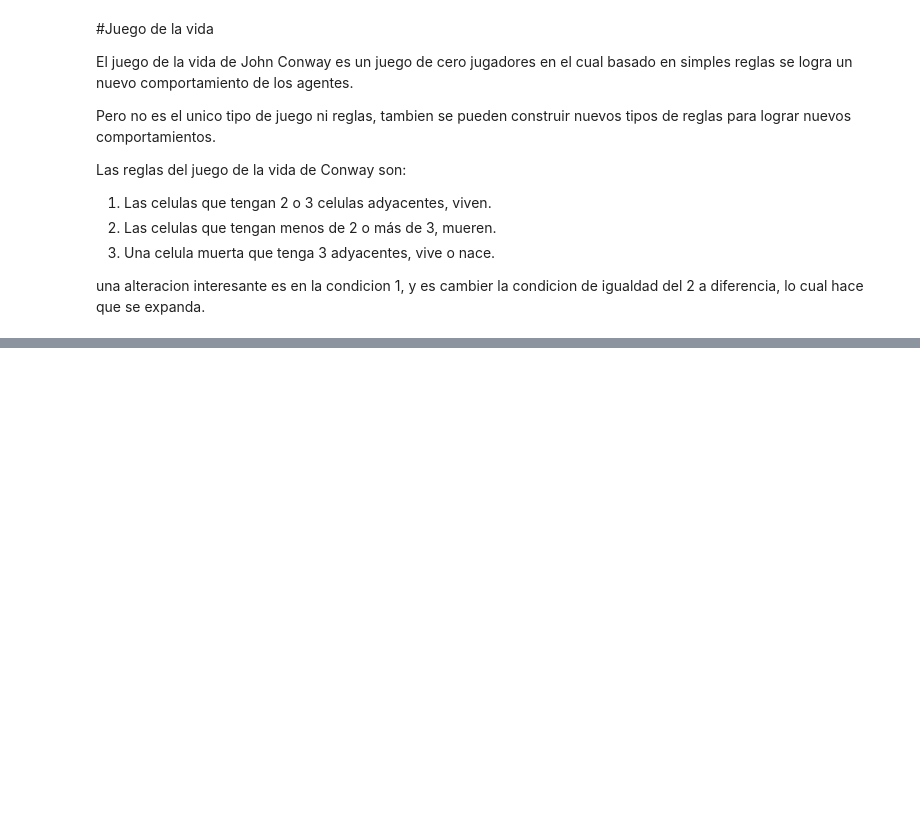
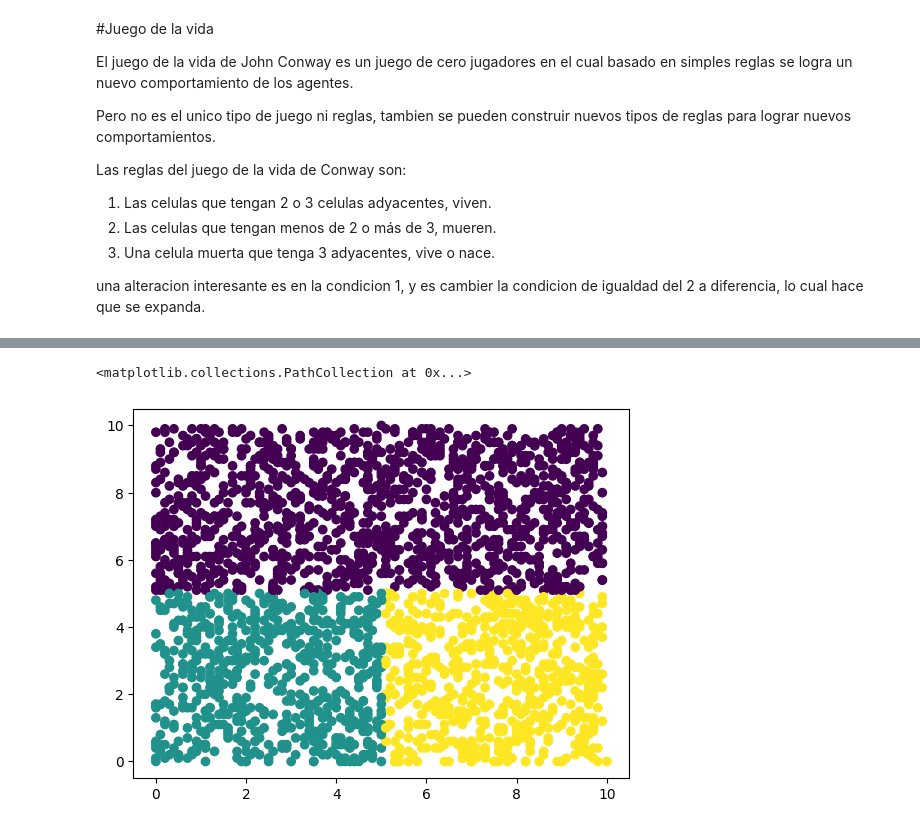
Before and after one commit to ACMUD/PyGroupIA, a Jupyter notebook: Clase 4_Clasificacion.ipynb, the cells around one changed output, grey strips where cells are left out. Saved outputs shown, nothing was run; the diff lists cells and outputs as text; code cells hidden in the pictures; blank space fills up the shorter version.

```diff
--- a/Clase 4_Clasificacion.ipynb
+++ b/Clase 4_Clasificacion.ipynb
@@ -177,0 +221,9 @@ class Nodo:
+# %%
+Xt=np.array(X)
+y=B.predict(Xt)
+y
+plt.scatter(Xt.T[0],Xt.T[1],c=y)
+plt.scatter(datos["X1"],datos["X2"],c=datos["Clase"])
+# %% [output]
+<matplotlib.collections.PathCollection at 0x...>
+[figure, added]
```
Also changed, not shown: parts of 11 cells of this notebook.
